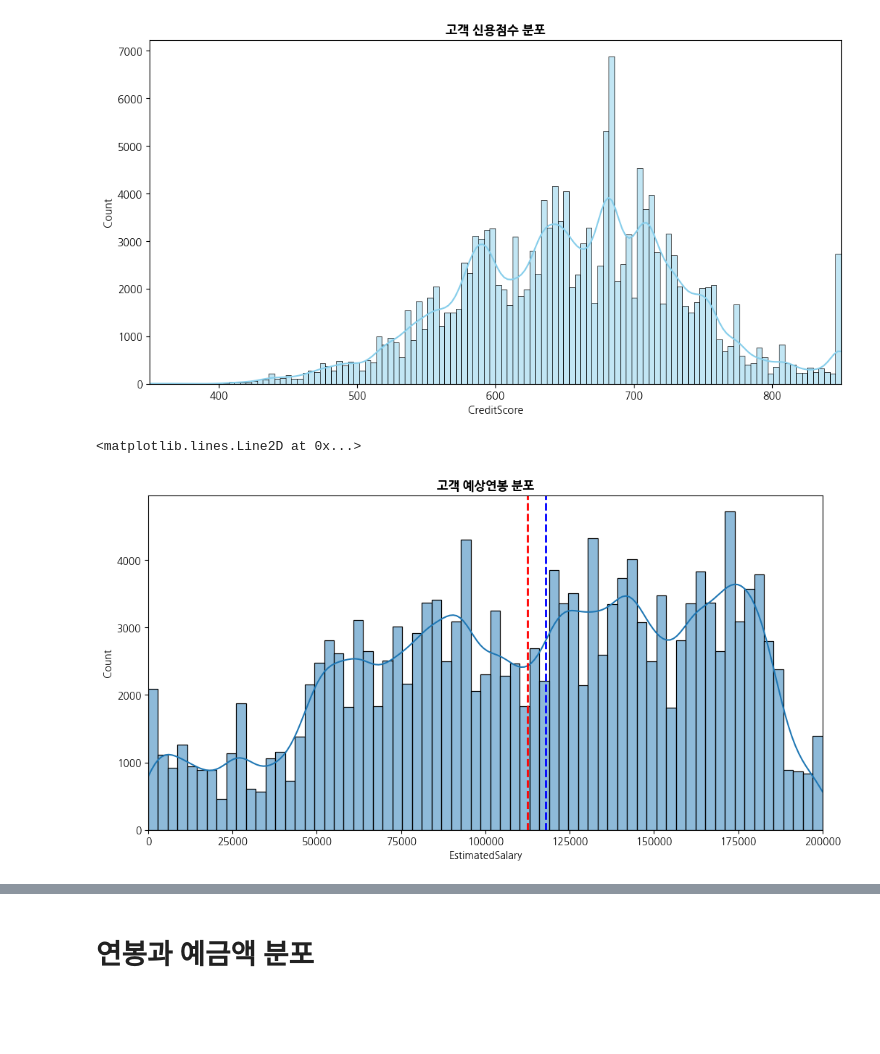
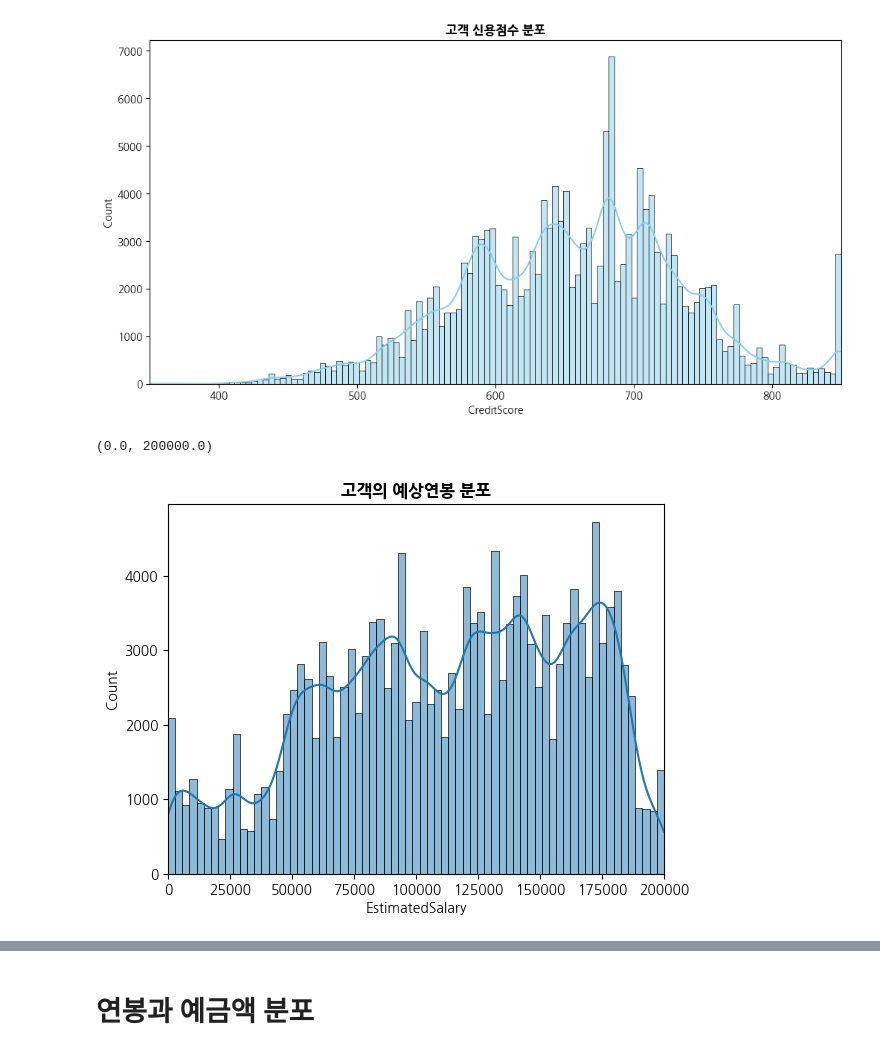
Before and after one commit to cookieeyoung/ML-project1, a Jupyter notebook: 최종 제출 코드(final)/EDA&시각화_채영.ipynb, the cells around one changed output, grey strips where cells are left out. Saved outputs shown, nothing was run; the diff lists cells and outputs as text; code cells hidden in the pictures; blank space fills up the shorter version.

```diff
--- a/1. EDA/EDA_원본_채영.ipynb
+++ b/최종 제출 코드(final)/EDA&시각화_채영.ipynb
@@ -448,23 +427,13 @@ plt.xlim(350,850)
 plt.show()
 # %% [output]
 [figure]
-# %%
-#나이 분포 확인
-x2 = 'EstimatedSalary'
-
-plt.figure(figsize=(12,6))
-sns.histplot(data=df,x=x2,kde=True)
-plt.title('고객 예상연봉 분포',fontweight='bold')
-plt.xlim(0,200000)
-
-#평균/중앙선 시각화
-mean= df[x2].mean()
-median=df[x2].median()
-
-plt.axvline(mean, color='red', linestyle='dashed', linewidth=2, label=f'Mean: {mean:.2f}')
-plt.axvline(median, color='blue', linestyle='dashed', linewidth=2, label=f'Median: {median:.2f}')
-# %% [output]
-<matplotlib.lines.Line2D at 0x...>
-[figure, removed]
+# %%
+#연속형 확인
+sns.histplot(data=df,x='EstimatedSalary',kde=True)
+plt.title('고객의 예상연봉 분포',fontweight='bold')
+plt.xlim(0,200000)
+# %% [output]
+(0.0, 200000.0)
+[figure, added]
 # %%
 #예금액은 이중 정규분포, 저예금 / 고예금 고객으로 나눠볼수있겠음
```
Also changed, not shown: parts of 10 cells of this notebook, 6 other files.
